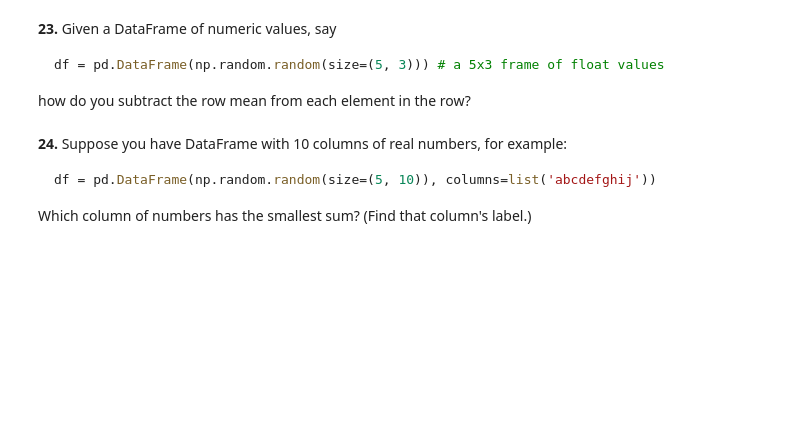
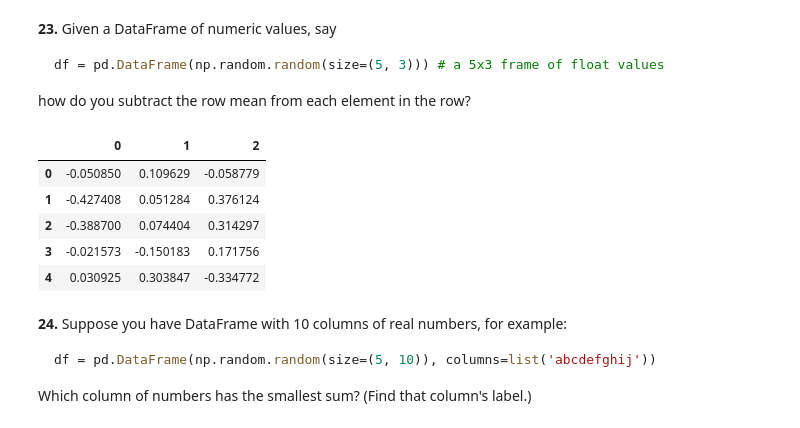
Before and after one commit to N0t10n/Strive_school, a Jupyter notebook: M1_Python/d7_Pandas/100-pandas-puzzles.ipynb, the cells around one changed output. Cells and saved outputs as stored; diff of their text form; code cells hidden in the pictures; blank space fills up the shorter version.

````diff
--- a/M1_Python/d7_Pandas/100-pandas-puzzles.ipynb
+++ b/M1_Python/d7_Pandas/100-pandas-puzzles.ipynb
@@ -354,6 +362,17 @@ df = pd.DataFrame(np.random.random(size=(5, 3))) # a 5x3 frame of float values
 ```
 
 how do you subtract the row mean from each element in the row?
+# %%
+df = pd.DataFrame(np.random.random(size=(5, 3)))
+
+df.sub(df.mean(axis = 1), axis = 0)
+# %% [output]
+|  | 0 | 1 | 2 |
+| 0 | -0.050850 | 0.109629 | -0.058779 |
+| 1 | -0.427408 | 0.051284 | 0.376124 |
+| 2 | -0.388700 | 0.074404 | 0.314297 |
+| 3 | -0.021573 | -0.150183 | 0.171756 |
+| 4 | 0.030925 | 0.303847 | -0.334772 |
 # %% [markdown]
 **24.** Suppose you have DataFrame with 10 columns of real numbers, for example:
 
````
Also changed, not shown: parts of 7 cells of this notebook.
